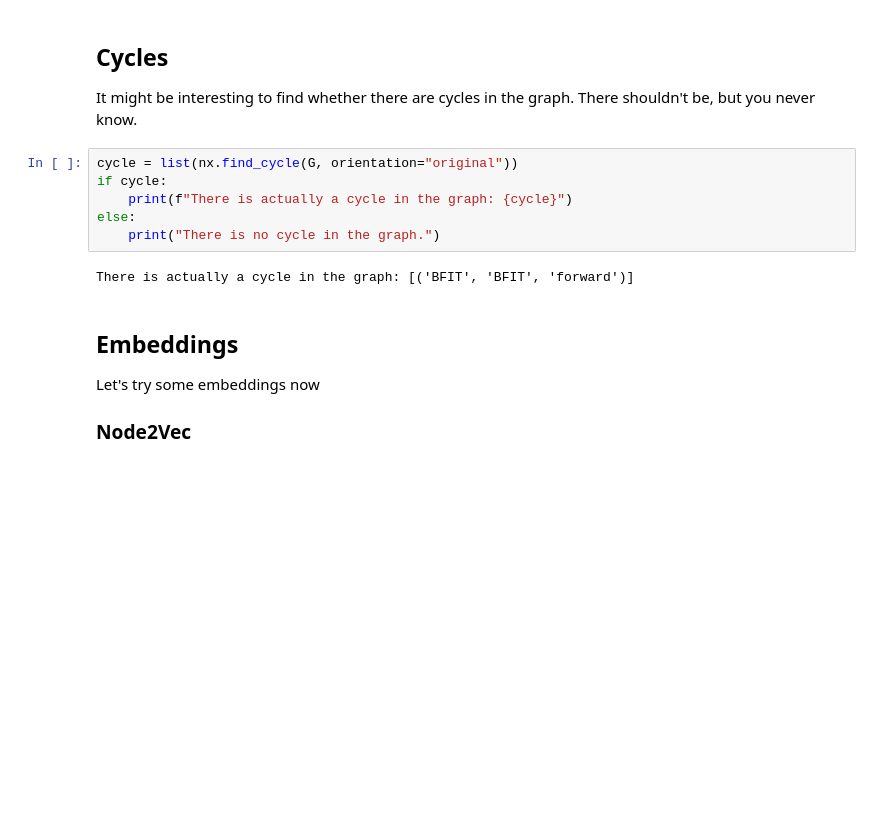
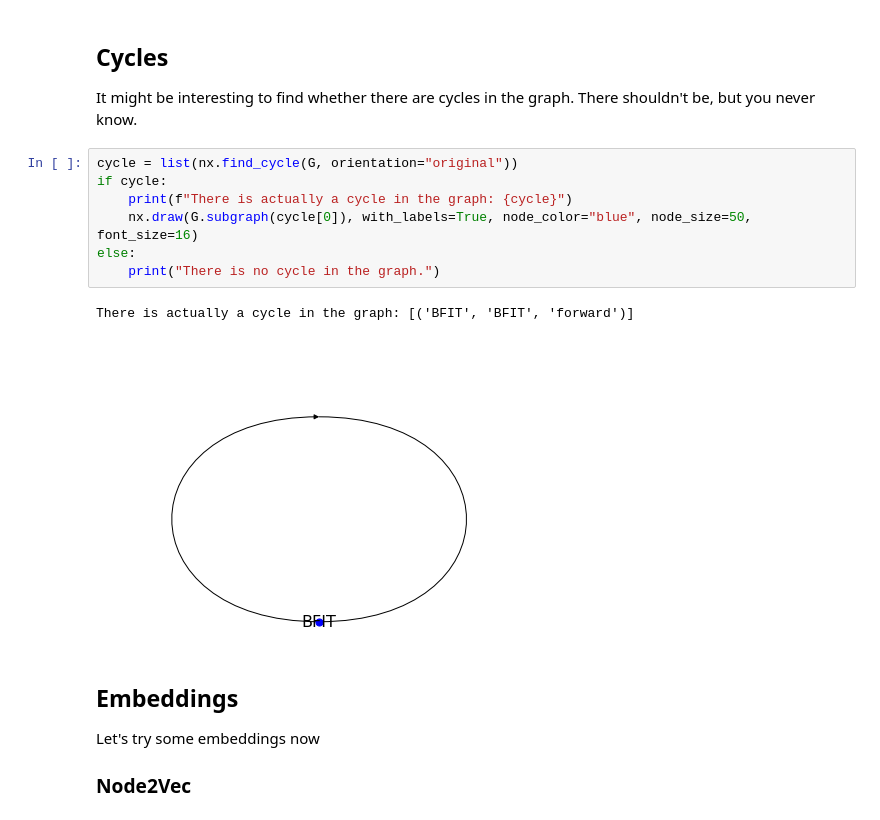
Before and after one commit to CremaLuca/Lfn-stonks, a Jupyter notebook: notebook.ipynb, the cells around one changed output. Drawn from its saved outputs; the diff is of its cells as text; blank space fills up the shorter version.

Commit message:
Added documentation ESU, draw cycle

```diff
--- a/notebook.ipynb
+++ b/notebook.ipynb
@@ -99,11 +99,13 @@ It might be interesting to find whether there are cycles in the graph. There sho
 # %%
 cycle = list(nx.find_cycle(G, orientation="original"))
 if cycle:
     print(f"There is actually a cycle in the graph: {cycle}")
+    nx.draw(G.subgraph(cycle[0]), with_labels=True, node_color="blue", node_size=50, font_size=16)
 else:
     print("There is no cycle in the graph.")
 # %% [output]
 There is actually a cycle in the graph: [('BFIT', 'BFIT', 'forward')]
+[figure, added]
 # %% [markdown]
 ## Embeddings
 
```
Also changed, not shown: parts of 7 cells of this notebook, 1 other file.
